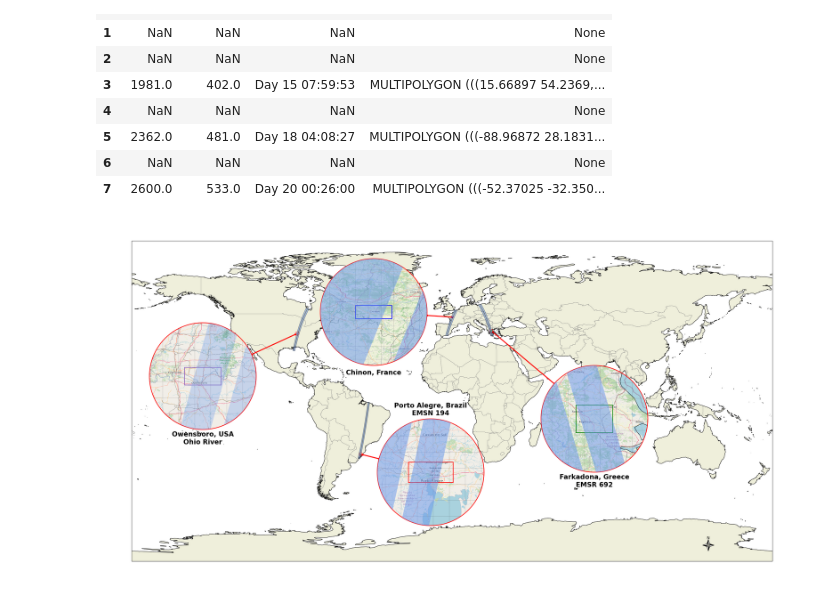
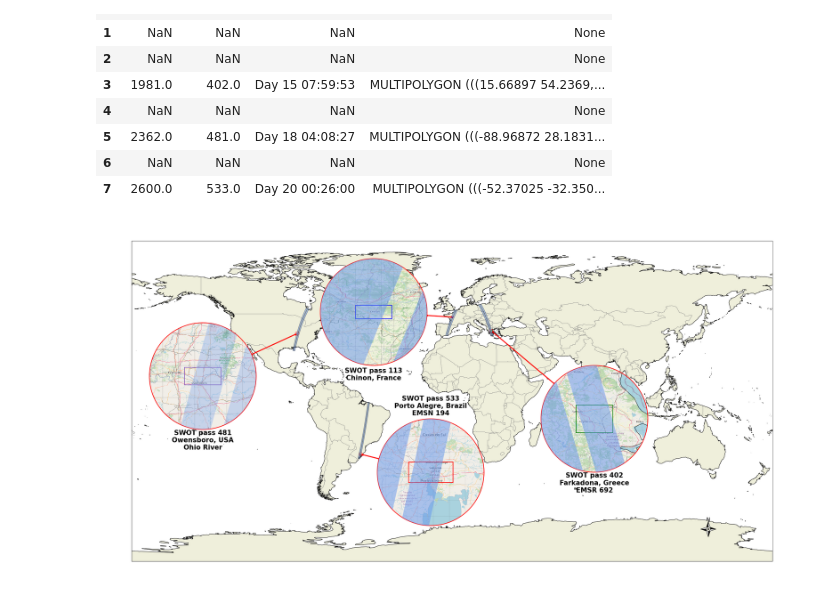
Before and after one commit to quentinbns/swot_for_flood, a Jupyter notebook: examples/Paper_SWOT/make_maps_areas_in_world.ipynb, the cells around one changed output. Cells and saved outputs as stored; diff of their text form; code cells hidden in the pictures.

```diff
--- a/examples/Paper_SWOT/make_maps_areas_in_world.ipynb
+++ b/examples/Paper_SWOT/make_maps_areas_in_world.ipynb
@@ -132,9 +132,15 @@ swath.where(cond)
 | 6 | NaN | NaN | NaN | None |
 | 7 | 2600.0 | 533.0 | Day 20 00:26:00 | MULTIPOLYGON (((-52.37025 -32.350... |
 # %%
-m = Maps(crs='EPSG:4326', figsize=(30,15))
+DPI = 300
+MAX_WIDTH = 2244
+FIG_SIZE = (30, 15)
+DPI_red = MAX_WIDTH / 30
+
+
+m = Maps(crs='EPSG:4326', figsize=FIG_SIZE, dpi=DPI_red)
 m.set_extent([-180, 180, -90, 90])
-c = m.add_compass(style='compass', pos=(0.9, 0.05), scale=8)
+c = m.add_compass(style='compass', pos=(0.9, 0.1), scale=8)
 
 m.add_feature.preset("coastline", "countries", "land")
 
@@ -167,7 +173,7 @@ m.add_gdf(swath.where(cond), permanent = False, fc="cornflowerblue", ec='black',
 
 
 m_zoom1 = m.new_inset_map(xy=aoi2_PortoAleger.centroid.coords[0], radius=1, plot_position=(0.47, 0.3), plot_size=0.3, indicator_line=dict(lw=3, marker="o", ms=5))
-m_zoom1.add_title('Porto Alegre, Brazil\nEMSN 194', fontsize=20, fontweight='bold', y=1.02)
+m_zoom1.add_title('SWOT pass 533\nPorto Alegre, Brazil\nEMSN 194', fontsize=20, fontweight='bold', y=1.02)
 m_zoom1.add_gridlines(lw=0.25, alpha=0.5, zorder=0)
 m_zoom1.add_wms.OpenStreetMap.add_layer.default()
 m_zoom1.ax.add_patch(Polygon([[aoi2_PortoAleger.bounds[0], aoi2_PortoAleger.bounds[1]],
@@ -178,40 +184,40 @@ m_zoom1.ax.add_patch(Polygon([[aoi2_PortoAleger.bounds[0], aoi2_PortoAleger.boun
 m_zoom1.add_gdf(swath.where(cond), permanent = False, fc="cornflowerblue", ec='none', lw=1, alpha=0.5)
 
 m_zoom2 = m.new_inset_map(xy=aoi2_Chinon.centroid.coords[0], radius=0.5, plot_position=(0.39, 0.75), plot_size=0.3, indicator_line=dict(lw=3, marker="o", ms=5))
-m_zoom2.add_title('Chinon, France', fontsize=20, fontweight='bold', y=-0.1)
+m_zoom2.add_title('SWOT pass 113\nChinon, France', fontsize=20, fontweight='bold', y=-0.15)
 m_zoom2.add_wms.OpenStreetMap.add_layer.default()
 m_zoom2.add_gridlines(lw=0.25, alpha=0.5, zorder=0)
 m_zoom2.ax.add_patch(Polygon([[aoi2_Chinon.bounds[0], aoi2_Chinon.bounds[1]],
                                 [aoi2_Chinon.bounds[0], aoi2_Chinon.bounds[3]],
                                 [aoi2_Chinon.bounds[2], aoi2_Chinon.bounds[3]],
                                 [aoi2_Chinon.bounds[2], aoi2_Chinon.bounds[1]]],
                             edgecolor='blue', facecolor='none', lw=2))
 m_zoom2.add_gdf(swath.where(cond), permanent = False, fc="cornflowerblue", ec='none', lw=1, alpha=0.5)
 
 m_zoom3 = m.new_inset_map(xy=aoi2_EMSR692.centroid.coords[0], radius=1, plot_position=(0.7, 0.45), plot_size=0.3,indicator_line=dict(lw=3, marker="o", ms=5))
-m_zoom3.add_title('Farkadona, Greece\nEMSR 692', fontsize=20, fontweight='bold', y=-0.15)
+m_zoom3.add_title('SWOT pass 402\nFarkadona, Greece\nEMSR 692', fontsize=20, fontweight='bold', y=-0.2)
 m_zoom3.add_gridlines(lw=0.25, alpha=0.5, zorder=0)
 m_zoom3.add_feature.preset("coastline", "countries", "rivers_lake_centerlines")
 m_zoom3.add_wms.OpenStreetMap.add_layer.default()
 m_zoom3.ax.add_patch(Polygon([[aoi2_EMSR692.bounds[0], aoi2_EMSR692.bounds[1]],
                                 [aoi2_EMSR692.bounds[0], aoi2_EMSR692.bounds[3]],
                                 [aoi2_EMSR692.bounds[2], aoi2_EMSR692.bounds[3]],
                                 [aoi2_EMSR692.bounds[2], aoi2_EMSR692.bounds[1]]],
                             edgecolor='green', facecolor='none', lw=2))
 m_zoom3.add_gdf(swath.where(cond), permanent = False, fc="cornflowerblue", ec='none', lw=1, alpha=0.5)
 
 m_zoom4 = m.new_inset_map(xy=aoi2_Ohio.centroid.coords[0], radius=1, plot_position=(0.15, 0.57), plot_size=0.3, indicator_line=dict(lw=3, marker="o", ms=5))
-m_zoom4.add_title('Owensboro, USA\nOhio River', fontsize=20, fontweight='bold', y=-.15)
+m_zoom4.add_title('SWOT pass 481\nOwensboro, USA\nOhio River', fontsize=20, fontweight='bold', y=-.2)
 m_zoom4.add_gridlines(lw=0.25, alpha=0.5, zorder=0)
 m_zoom4.add_wms.OpenStreetMap.add_layer.default()
 m_zoom4.ax.add_patch(Polygon([[aoi2_Ohio.bounds[0], aoi2_Ohio.bounds[1]],
                                 [aoi2_Ohio.bounds[0], aoi2_Ohio.bounds[3]],
                                 [aoi2_Ohio.bounds[2], aoi2_Ohio.bounds[3]],
                                 [aoi2_Ohio.bounds[2], aoi2_Ohio.bounds[1]]],
                             edgecolor='tab:purple', facecolor='none', lw=2))
 m_zoom4.add_gdf(swath.where(cond), permanent = False, fc="cornflowerblue", ec='none', lw=1, alpha=0.3)
 
 # m.show()
-m.savefig(os.path.join(FIGS_FOLDER, "AOIs.png"), dpi=300)
+m.savefig(os.path.join(FIGS_FOLDER, "AOIs.png"), dpi=DPI_red)
 # %% [output]
-[figure, old version]
+[figure, new version]
```
Also changed, not shown: 7 other files.
